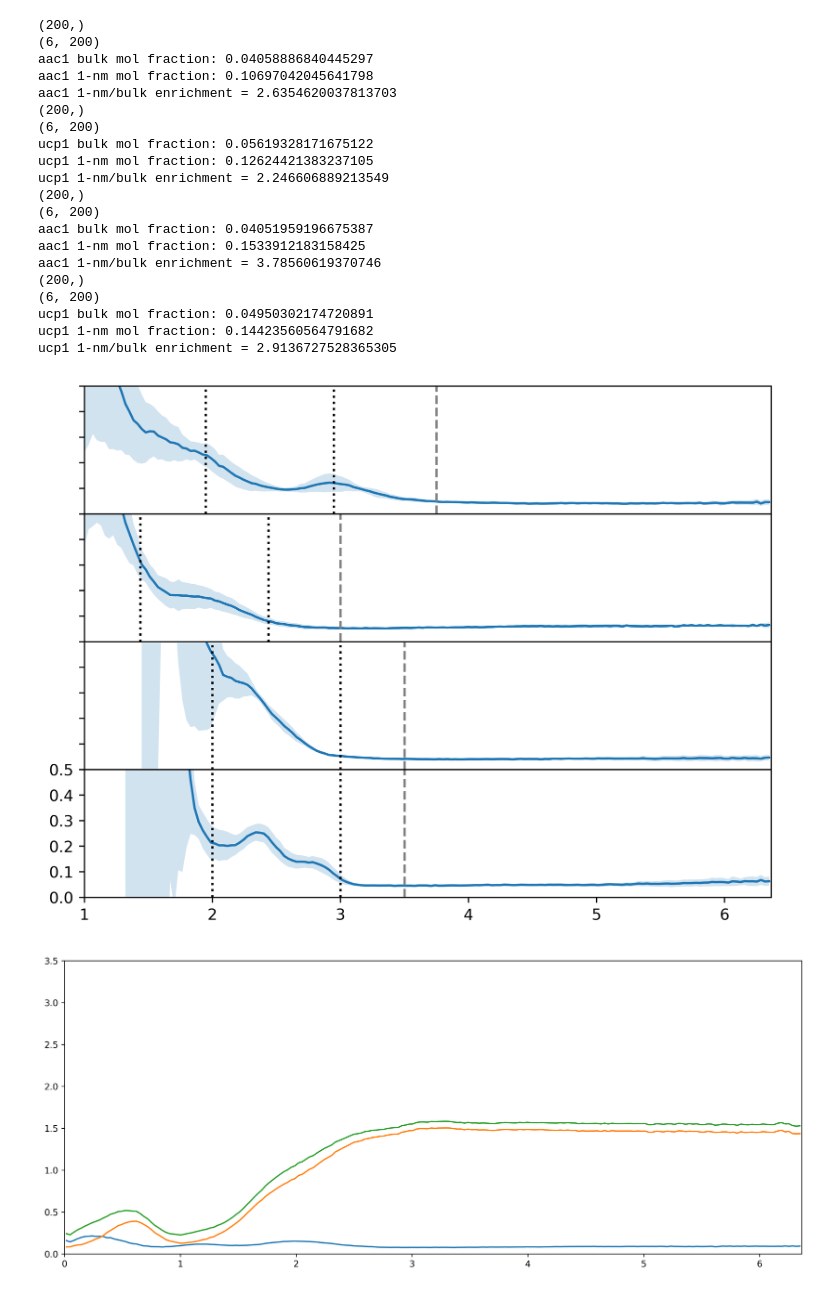
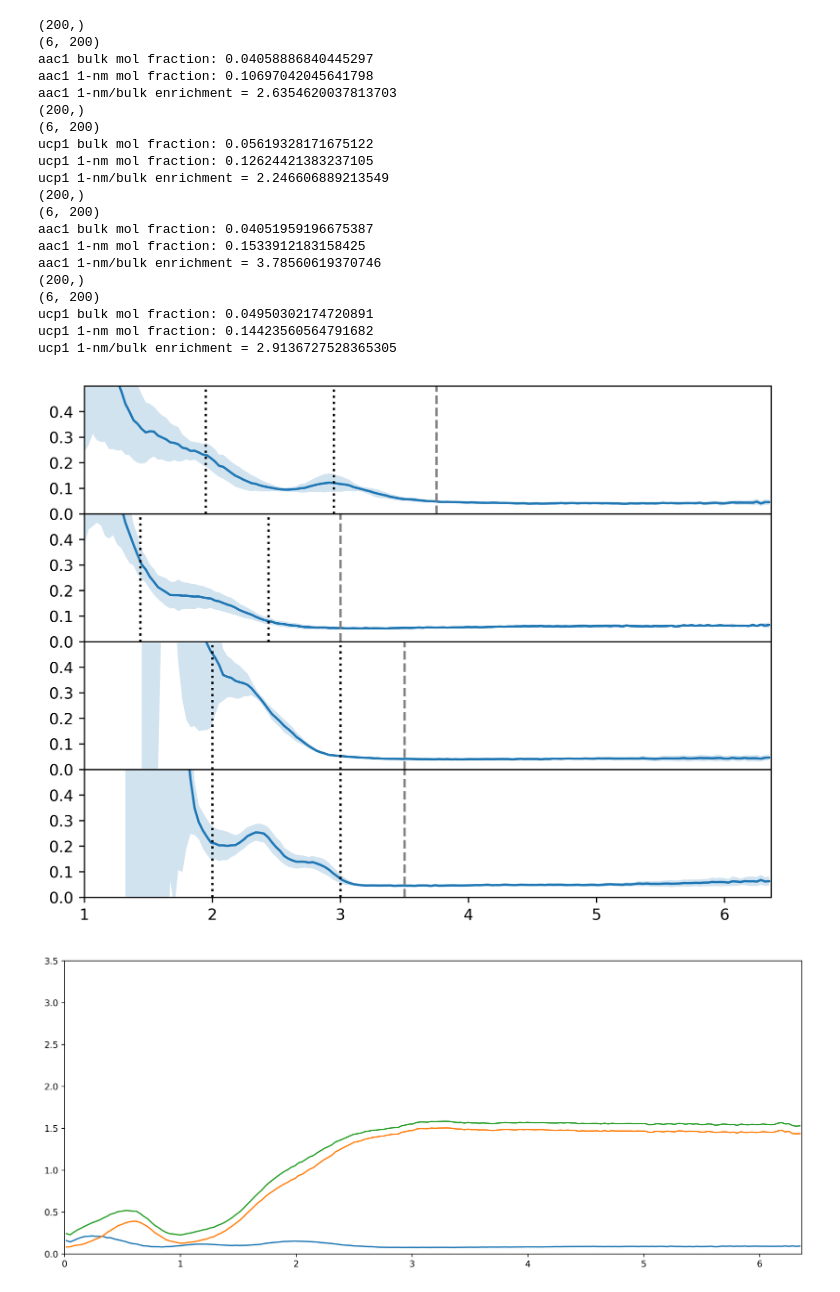
Before and after one commit to JonathanHB/arachidonic_acid_aac1_ucp1_interactions, a Jupyter notebook: analysis/radial_density_functions/visualize_rdf.ipynb, the cells around one changed output. Drawn from its saved outputs; the diff is of its cells as text; code cells hidden in the pictures.

```diff
--- a/analysis/radial_density_functions/visualize_rdf.ipynb
+++ b/analysis/radial_density_functions/visualize_rdf.ipynb
@@ -177,44 +177,44 @@ def rdf_2_figure():
             # ax1.set_ylabel("AA density (AA/nm^2)")
             # ax2.set_ylabel("AA mol fraction")
 
-            axs[ci].set_yticks([0, 0.1, 0.2, 0.3, 0.4, 0.5])
-            if ci != 3:
-                axs[ci].tick_params(axis='y', labelleft=False)
+            axs[ci].set_yticks([0, 0.1, 0.2, 0.3, 0.4]) #, 0.5])
+            #if ci != 3:
+            #    axs[ci].tick_params(axis='y', labelleft=False)
 
             ci += 1
 
 
     plt.xlim(1,6.364)
     plt.ylim(0,0.5)
 
 
-    plt.savefig(f"figures/aa-density-fraction-v2.svg", format="svg")
+    plt.savefig(f"figures/aa-density-fraction-v3.svg", format="svg")
     plt.show()
 
 
 rdf_2_figure()
 # %% [output]
 (200,)
 (6, 200)
 aac1 bulk mol fraction: 0.04058886840445297
 aac1 1-nm mol fraction: 0.10697042045641798
 aac1 1-nm/bulk enrichment = 2.6354620037813703
 (200,)
 (6, 200)
 ucp1 bulk mol fraction: 0.05619328171675122
 ucp1 1-nm mol fraction: 0.12624421383237105
 ucp1 1-nm/bulk enrichment = 2.246606889213549
 (200,)
 (6, 200)
 aac1 bulk mol fraction: 0.04051959196675387
 aac1 1-nm mol fraction: 0.1533912183158425
 aac1 1-nm/bulk enrichment = 3.78560619370746
 (200,)
 (6, 200)
 ucp1 bulk mol fraction: 0.04950302174720891
 ucp1 1-nm mol fraction: 0.14423560564791682
 ucp1 1-nm/bulk enrichment = 2.9136727528365305
-[figure, old version]
+[figure, new version]
 # %%
 
 def rdf_2_mol_fractions(protein, leaflet):
```
Also changed, not shown: 3 other files.
